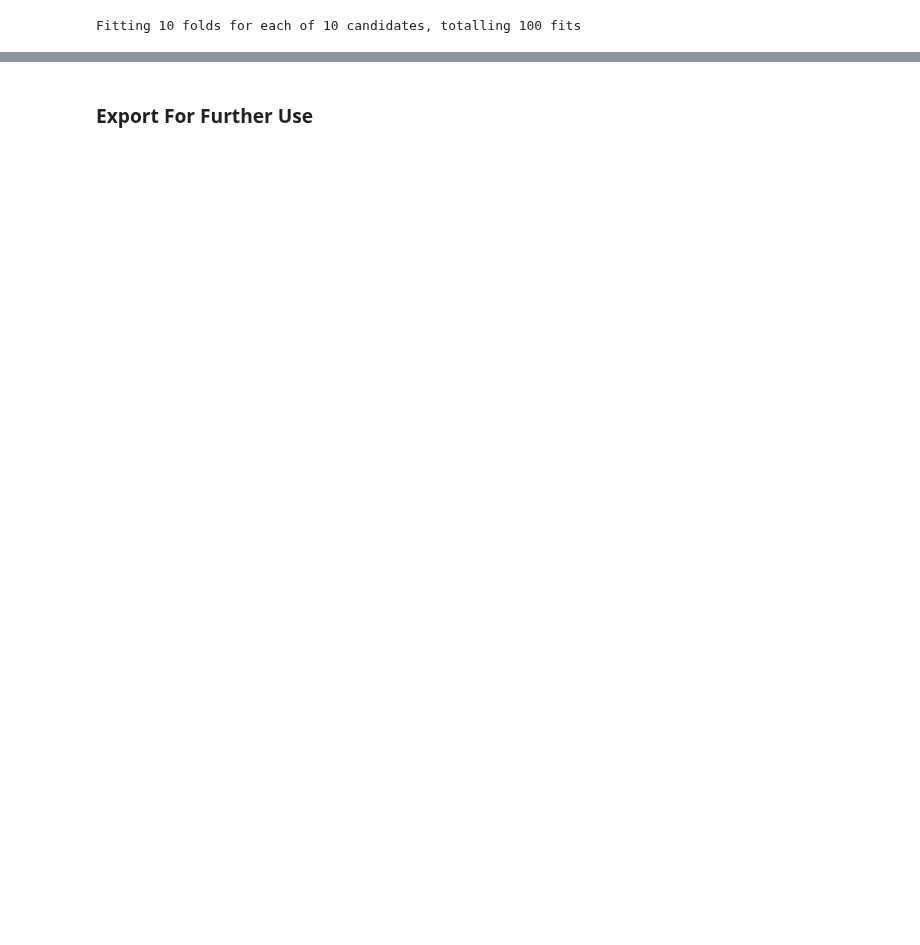
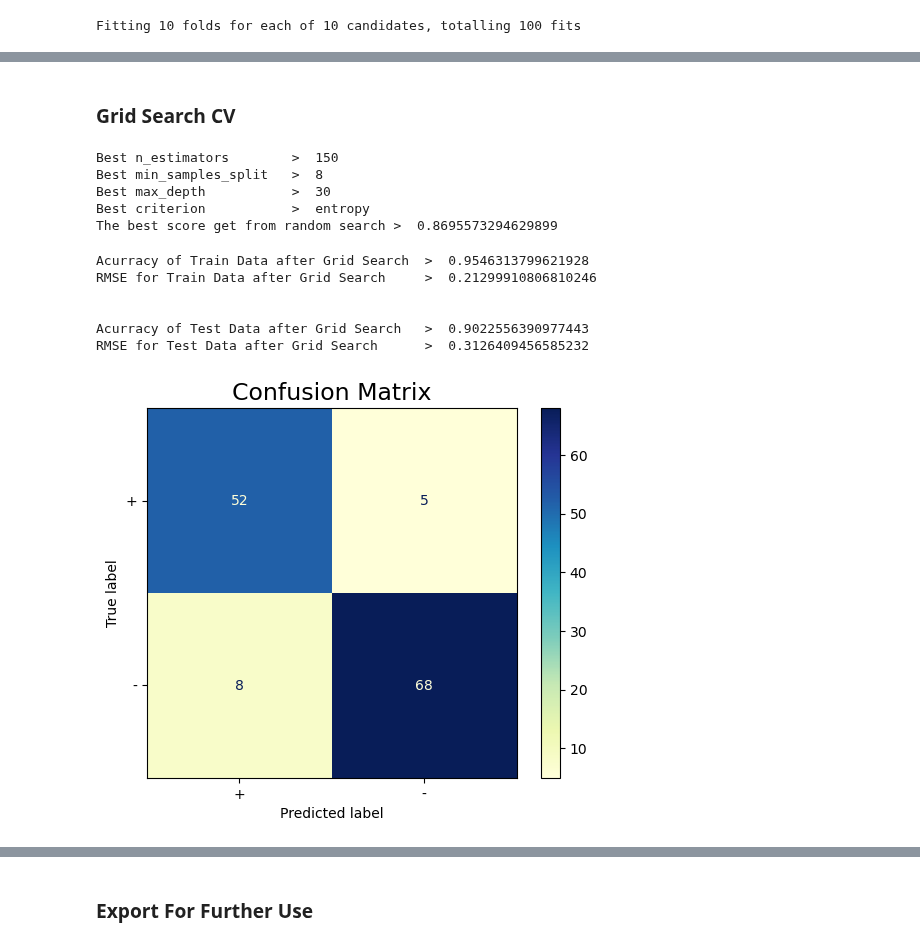
Before and after one commit to crabbbb/Credit-Approval, a Jupyter notebook: New CreditApproval Process.ipynb, the cells around one changed output, grey strips where cells are left out. Cells and saved outputs as stored; diff of their text form; code cells hidden in the pictures; blank space fills up the shorter version.

```diff
--- a/New CreditApproval Process.ipynb
+++ b/New CreditApproval Process.ipynb
@@ -1347,0 +1349,48 @@ weighted avg       0.90      0.90      0.90       133
+# %% [markdown]
+### Grid Search CV
+# %%
+random_forest_model_GS = RandomForestClassifier()
+
+grid_search = GridSearchCV(estimator = random_forest_model_GS, param_grid = param_grid, cv = 5, scoring='accuracy', n_jobs = 4)
+random_forest_model_GS = grid_search.fit(rescaledX_train, y_train)
+# %%
+# Get the best parameters and the best score
+print("Best n_estimators        > ", random_forest_model_GS.best_params_['n_estimators'])
+print("Best min_samples_split   > ", random_forest_model_GS.best_params_['min_samples_split'])
+print("Best max_depth           > ", random_forest_model_GS.best_params_['max_depth'])
+print("Best criterion           > ", random_forest_model_GS.best_params_['criterion'])
+
+print("The best score get from random search > ", random_forest_model_RS.best_score_)
+# %% [output]
+Best n_estimators        >  150
+Best min_samples_split   >  8
+Best max_depth           >  30
+Best criterion           >  entropy
+The best score get from random search >  0.8695573294629899
+# %%
+#Predict train and test
+y_pred_rfgs_train = random_forest_model_GS.predict(rescaledX_train)
+y_pred_rfgs_test = random_forest_model_GS.predict(rescaledX_test)
+# %%
+# display the RMSE and accuracy for both test and train
+print("Acurracy of Train Data after Grid Search  > ", accuracy_score(y_train, y_pred_rfgs_train))
+print("RMSE for Train Data after Grid Search     > ", np.sqrt(mean_squared_error(y_train, y_pred_rfgs_train)))
+print("\n")
+print("Acurracy of Test Data after Grid Search   > ", accuracy_score(y_test, y_pred_rfgs_test))
+print("RMSE for Test Data after Grid Search      > ", np.sqrt(mean_squared_error(y_test, y_pred_rfgs_test)))
+# %% [output]
+Acurracy of Train Data after Grid Search  >  0.9546313799621928
+RMSE for Train Data after Grid Search     >  0.21299910806810246
+
+
+Acurracy of Test Data after Grid Search   >  0.9022556390977443
+RMSE for Test Data after Grid Search      >  0.3126409456585232
+# %%
+confusion_rf_GS = confusion_matrix(y_test, y_pred_rfgs_test)
+
+diagram = ConfusionMatrixDisplay(confusion_matrix=confusion_rf_GS, display_labels=['+', '-'])
+diagram.plot(cmap=plt.cm.YlGnBu)
+plt.title('Confusion Matrix', fontsize=17)
+plt.show()
+# %% [output]
+[figure, added]
```
Also changed, not shown: parts of 12 cells of this notebook.
